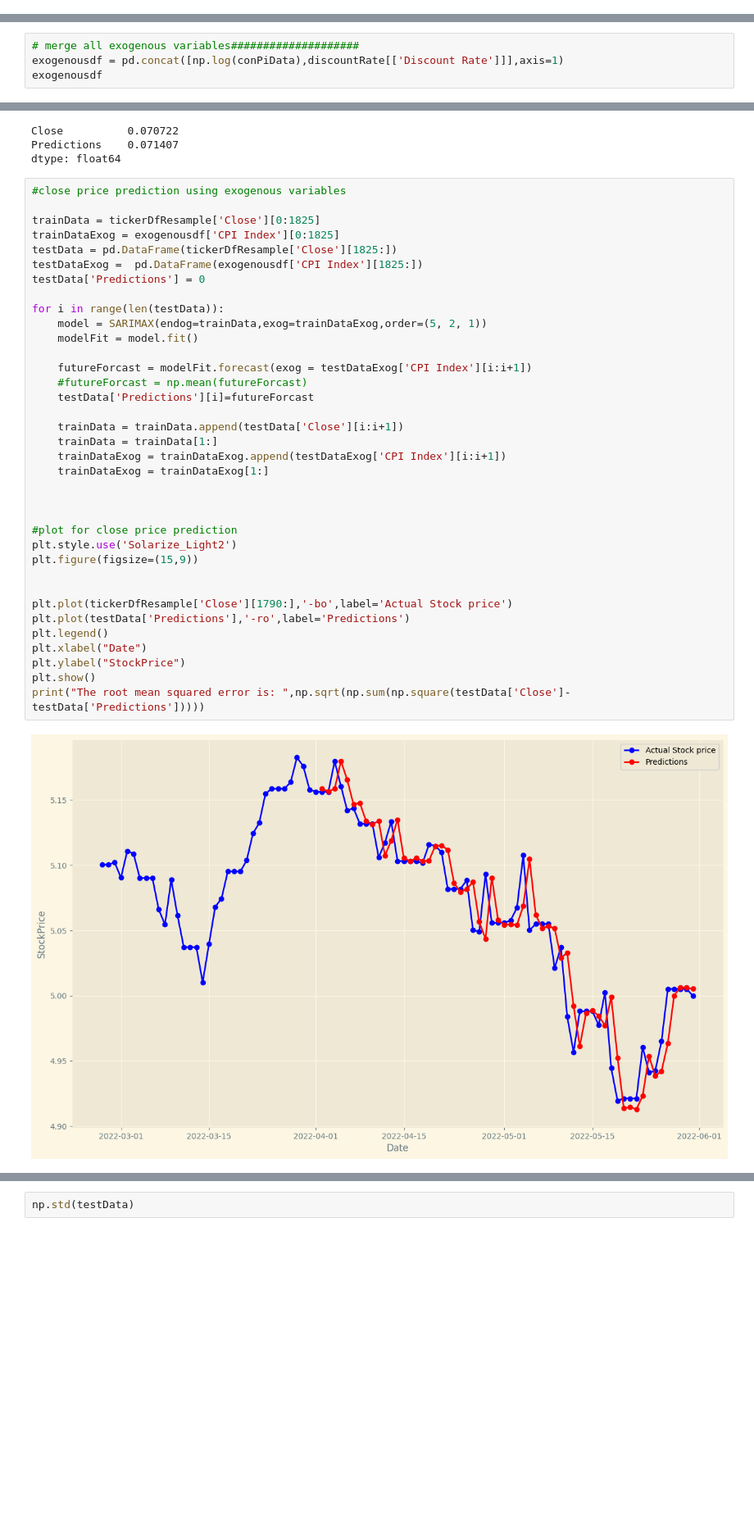
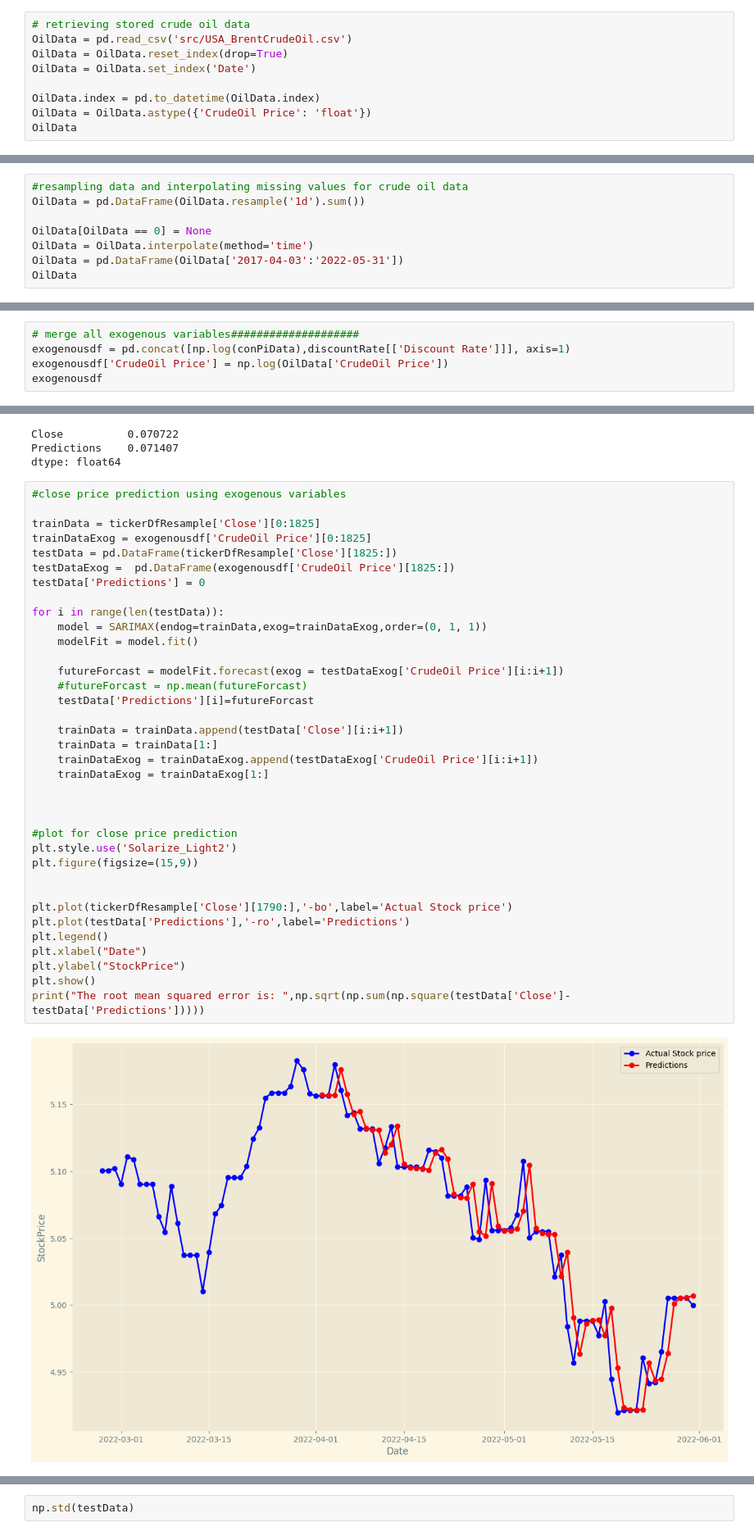
Before and after one commit to X99S5/Stock_Prediction_Model, a Jupyter notebook: Assignment.ipynb, the cells around one changed output, grey strips where cells are left out. Shown at 82% size. Saved outputs shown, nothing was run; the diff lists cells and outputs as text; blank space fills up the shorter version.

Commit message:
added/cleaned/implemented forcast with brent crude oil prices

```diff
--- a/Assignment.ipynb
+++ b/Assignment.ipynb
@@ -100,0 +66,9 @@ plt.plot(conPiData)
+# %%
+# retrieving stored crude oil data
+OilData = pd.read_csv('src/USA_BrentCrudeOil.csv')
+OilData = OilData.reset_index(drop=True)
+OilData = OilData.set_index('Date')
+
+OilData.index = pd.to_datetime(OilData.index)
+OilData = OilData.astype({'CrudeOil Price': 'float'})
+OilData
@@ -100,0 +90,8 @@ plt.plot(conPiData)
+# %%
+#resampling data and interpolating missing values for crude oil data
+OilData = pd.DataFrame(OilData.resample('1d').sum())
+
+OilData[OilData == 0] = None
+OilData = OilData.interpolate(method='time')
+OilData = pd.DataFrame(OilData['2017-04-03':'2022-05-31'])
+OilData
@@ -187,6 +251,7 @@ discountRate[0:50]
 | 2017-05-22 | 0.910000 | 4.0 | 1.5 |
 # %%
 # merge all exogenous variables####################
-exogenousdf = pd.concat([np.log(conPiData),discountRate[['Discount Rate']]],axis=1)
+exogenousdf = pd.concat([np.log(conPiData),discountRate[['Discount Rate']]], axis=1)
+exogenousdf['CrudeOil Price'] = np.log(OilData['CrudeOil Price'])
 exogenousdf
 # %% [output]
@@ -416,37 +473,37 @@ dtype: float64
 #close price prediction using exogenous variables
 
 trainData = tickerDfResample['Close'][0:1825]
-trainDataExog = exogenousdf['CPI Index'][0:1825]
+trainDataExog = exogenousdf['CrudeOil Price'][0:1825]
 testData = pd.DataFrame(tickerDfResample['Close'][1825:])
-testDataExog =  pd.DataFrame(exogenousdf['CPI Index'][1825:])
+testDataExog =  pd.DataFrame(exogenousdf['CrudeOil Price'][1825:])
 testData['Predictions'] = 0
 
 for i in range(len(testData)):
-    model = SARIMAX(endog=trainData,exog=trainDataExog,order=(5, 2, 1))
+    model = SARIMAX(endog=trainData,exog=trainDataExog,order=(0, 1, 1))
     modelFit = model.fit()
 
-    futureForcast = modelFit.forecast(exog = testDataExog['CPI Index'][i:i+1])
+    futureForcast = modelFit.forecast(exog = testDataExog['CrudeOil Price'][i:i+1])
     #futureForcast = np.mean(futureForcast)
     testData['Predictions'][i]=futureForcast
 
     trainData = trainData.append(testData['Close'][i:i+1])
     trainData = trainData[1:]
-    trainDataExog = trainDataExog.append(testDataExog['CPI Index'][i:i+1])
+    trainDataExog = trainDataExog.append(testDataExog['CrudeOil Price'][i:i+1])
     trainDataExog = trainDataExog[1:]
 
 
 
 #plot for close price prediction
 plt.style.use('Solarize_Light2')
 plt.figure(figsize=(15,9))
 
 
 plt.plot(tickerDfResample['Close'][1790:],'-bo',label='Actual Stock price')
 plt.plot(testData['Predictions'],'-ro',label='Predictions')
 plt.legend()
 plt.xlabel("Date")
 plt.ylabel("StockPrice")
 plt.show()
 print("The root mean squared error is: ",np.sqrt(np.sum(np.square(testData['Close']-testData['Predictions']))))
 # %% [output]
-[figure, old version]
+[figure, new version]
```
Also changed, not shown: parts of 20 cells of this notebook.
